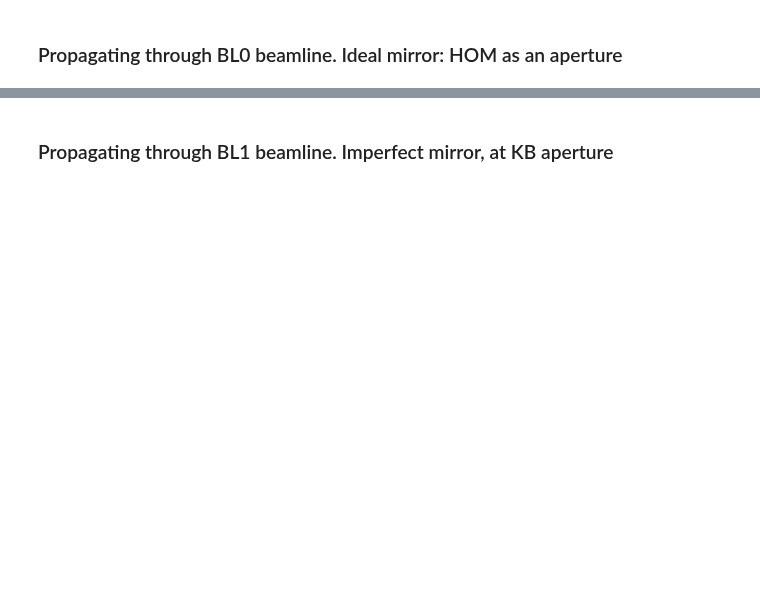
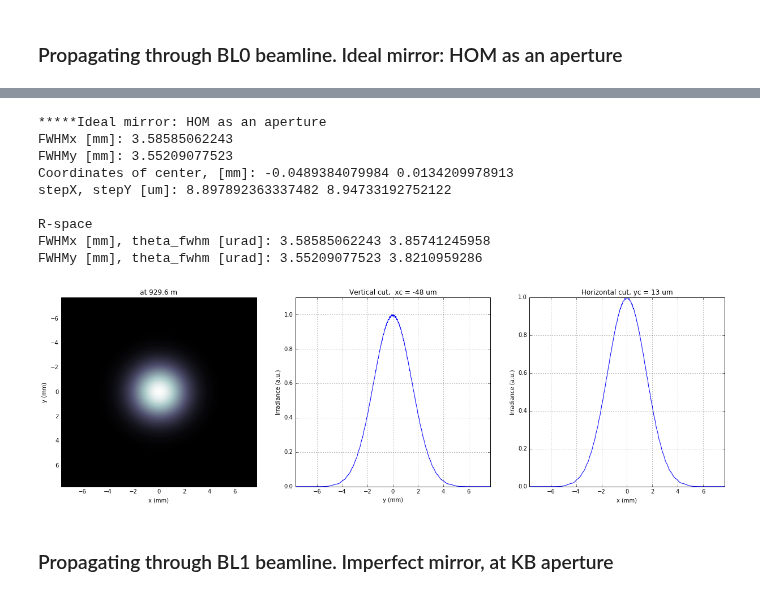
Before and after one commit to samoylv/WPG, a Jupyter notebook: samples/Tutorials/Tutorial_case_3.ipynb, the cells around one changed output, grey strips where cells are left out. Drawn from its saved outputs; the diff is of its cells as text; code cells hidden in the pictures; blank space fills up the shorter version.

```diff
--- a/samples/Tutorials/Tutorial_case_3.ipynb
+++ b/samples/Tutorials/Tutorial_case_3.ipynb
@@ -269,10 +305,21 @@ print 'propagation lasted:', round((time.time() - startTime) / 6.) / 10., 'min'
 # %%
-print '*****Ideal mirror: HOM as an aperture'
+print('*****Ideal mirror: HOM as an aperture')
 plot_wfront(mwf, 'at '+str(z1+z2)+' m',False, False, 1e-5,1e-5,'x', True)
-#pylab.set_cmap('bone') #set color map, 'bone', 'hot', 'jet', etc
-pylab.axis('tight')
-print 'FWHMx [mm], theta_fwhm [urad]:',calculate_fwhm_x(mwf)*1e3,calculate_fwhm_x(mwf)/(z1+z2)*1e6
-print 'FWHMy [mm], theta_fwhm [urad]:',calculate_fwhm_y(mwf)*1e3,calculate_fwhm_y(mwf)/(z1+z2)*1e6
+#plt.set_cmap('bone') #set color map, 'bone', 'hot', 'jet', etc
+plt.axis('tight')
+print('FWHMx [mm], theta_fwhm [urad]:',calculate_fwhm_x(mwf)*1e3,calculate_fwhm_x(mwf)/(z1+z2)*1e6)
+print('FWHMy [mm], theta_fwhm [urad]:',calculate_fwhm_y(mwf)*1e3,calculate_fwhm_y(mwf)/(z1+z2)*1e6)
+# %% [output]
+*****Ideal mirror: HOM as an aperture
+FWHMx [mm]: 3.58585062243
+FWHMy [mm]: 3.55209077523
+Coordinates of center, [mm]: -0.0489384079984 0.0134209978913
+stepX, stepY [um]: 8.897892363337482 8.94733192752122
+
+R-space
+FWHMx [mm], theta_fwhm [urad]: 3.58585062243 3.85741245958
+FWHMy [mm], theta_fwhm [urad]: 3.55209077523 3.8210959286
+[figure, added]
 # %% [markdown]
 ### Propagating through BL1 beamline. Imperfect mirror, at KB aperture
 # %%
```
Also changed, not shown: parts of 15 cells of this notebook, 4 other files.
